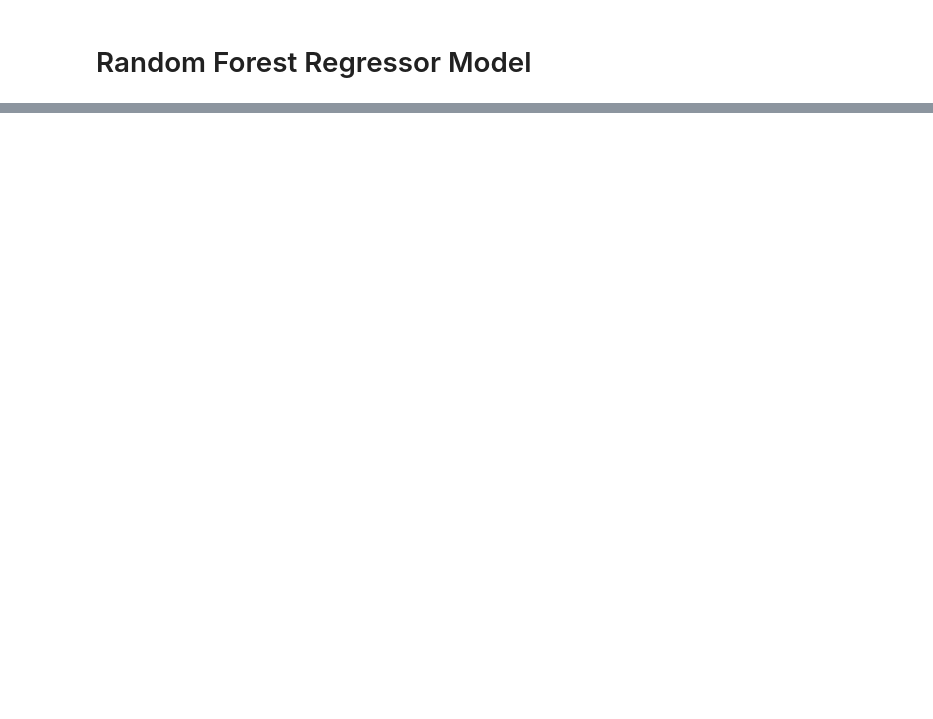
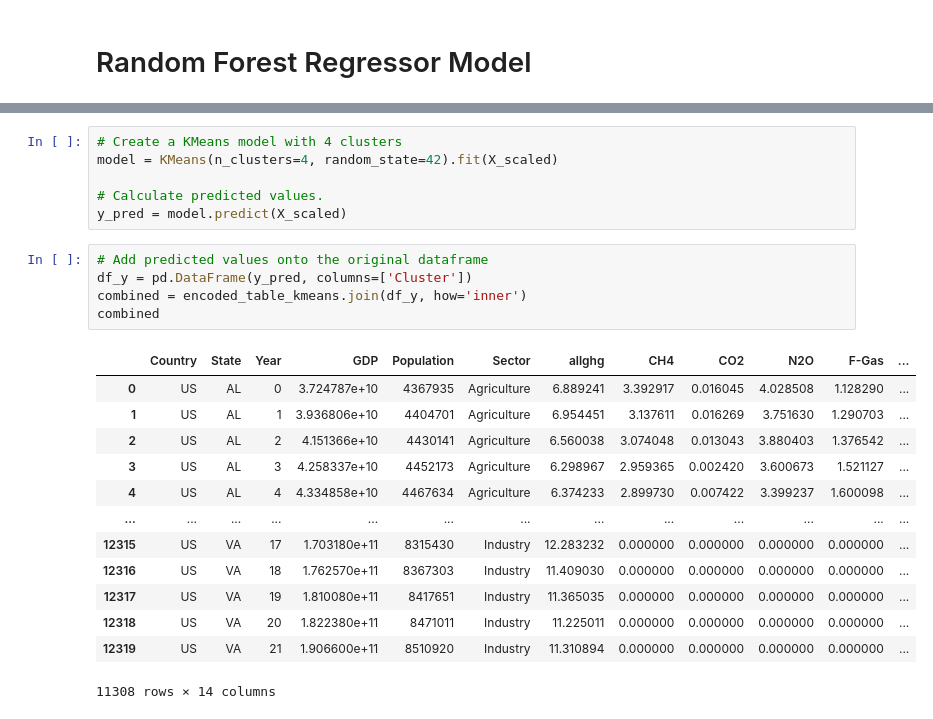
Before and after one commit to Michaelfr22/Final_Project, a Jupyter notebook: MachineLearning/ML_Emissions_Clean.ipynb, the cells around one changed output, grey strips where cells are left out. Cells and saved outputs as stored; diff of their text form; blank space fills up the shorter version.

Commit message:
Model changes

```diff
--- a/MachineLearning/ML_Emissions_Clean.ipynb
+++ b/MachineLearning/ML_Emissions_Clean.ipynb
@@ -85,0 +165,25 @@ Testing Score: 0.6027889163029333
+# %%
+# Create a KMeans model with 4 clusters
+model = KMeans(n_clusters=4, random_state=42).fit(X_scaled)
+
+# Calculate predicted values.
+y_pred = model.predict(X_scaled)
+# %%
+# Add predicted values onto the original dataframe
+df_y = pd.DataFrame(y_pred, columns=['Cluster'])
+combined = encoded_table_kmeans.join(df_y, how='inner')
+combined
+# %% [output]
+|  | Country | State | Year | GDP | Population | Sector | allghg | CH4 | CO2 | N2O | F-Gas | ... |
+| 0 | US | AL | 0 | 3.724787e+10 | 4367935 | Agriculture | 6.889241 | 3.392917 | 0.016045 | 4.028508 | 1.128290 | ... |
+| 1 | US | AL | 1 | 3.936806e+10 | 4404701 | Agriculture | 6.954451 | 3.137611 | 0.016269 | 3.751630 | 1.290703 | ... |
+| 2 | US | AL | 2 | 4.151366e+10 | 4430141 | Agriculture | 6.560038 | 3.074048 | 0.013043 | 3.880403 | 1.376542 | ... |
+| 3 | US | AL | 3 | 4.258337e+10 | 4452173 | Agriculture | 6.298967 | 2.959365 | 0.002420 | 3.600673 | 1.521127 | ... |
+| 4 | US | AL | 4 | 4.334858e+10 | 4467634 | Agriculture | 6.374233 | 2.899730 | 0.007422 | 3.399237 | 1.600098 | ... |
+| ... | ... | ... | ... | ... | ... | ... | ... | ... | ... | ... | ... | ... |
+| 12315 | US | VA | 17 | 1.703180e+11 | 8315430 | Industry | 12.283232 | 0.000000 | 0.000000 | 0.000000 | 0.000000 | ... |
+| 12316 | US | VA | 18 | 1.762570e+11 | 8367303 | Industry | 11.409030 | 0.000000 | 0.000000 | 0.000000 | 0.000000 | ... |
+| 12317 | US | VA | 19 | 1.810080e+11 | 8417651 | Industry | 11.365035 | 0.000000 | 0.000000 | 0.000000 | 0.000000 | ... |
+| 12318 | US | VA | 20 | 1.822380e+11 | 8471011 | Industry | 11.225011 | 0.000000 | 0.000000 | 0.000000 | 0.000000 | ... |
+| 12319 | US | VA | 21 | 1.906600e+11 | 8510920 | Industry | 11.310894 | 0.000000 | 0.000000 | 0.000000 | 0.000000 | ... |
+11308 rows × 14 columns
```
Also changed, not shown: parts of 17 cells of this notebook.
